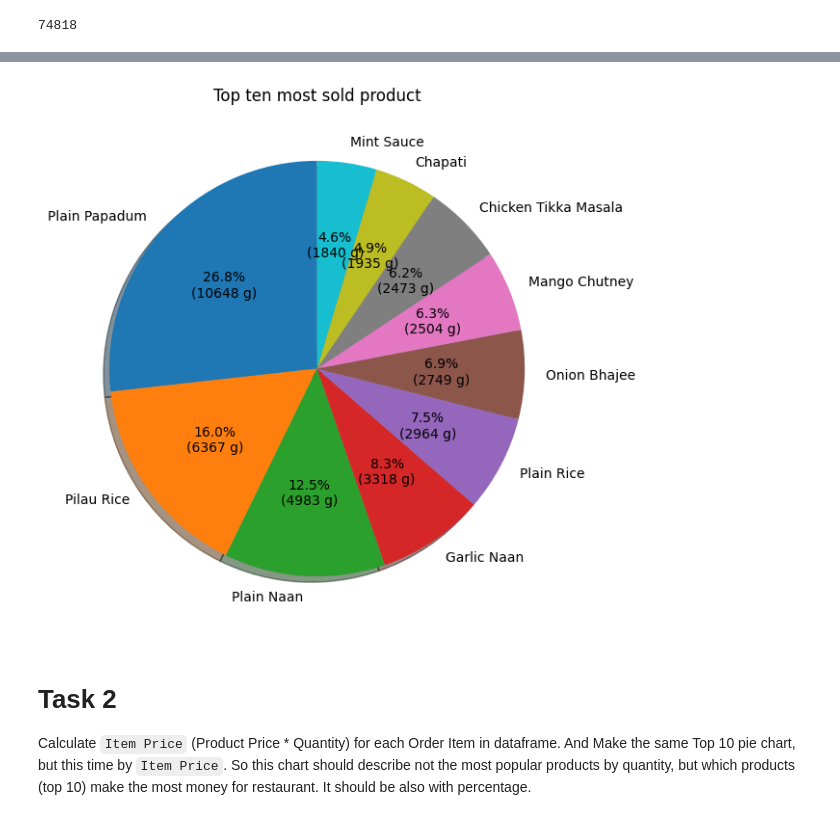
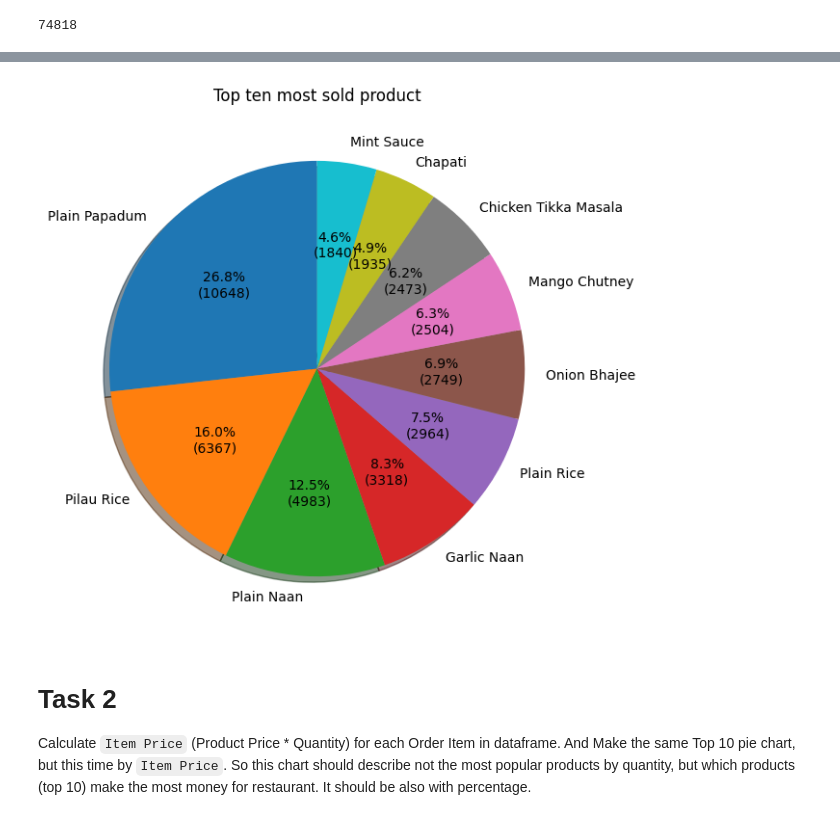
Before and after one commit to mate-academy/py-restaurant-data-analysis, a Jupyter notebook: app/main.ipynb, the cells around one changed output, grey strips where cells are left out. Cells and saved outputs as stored; diff of their text form; code cells hidden in the pictures.

```diff
--- a/app/main.ipynb
+++ b/app/main.ipynb
@@ -40,23 +40,23 @@ Example:
 # %%
 n = 10
 
 quantity_bought = df[["name"]].groupby(["name"]).value_counts("quantity").nlargest(n)
-most_sold = df.groupby("name")["quantity"].sum().sort_values(ascending=False).head(10)
+most_sold = df.groupby("name")["quantity"].sum().sort_values(ascending=False).head(n)
 
 labels = most_sold.index.tolist()
 
 def autofill(pct, allvals):
     absolute = int(np.round(pct/100.*np.sum(allvals)))
-    return f"{pct:.1f}%\n({absolute:d} g)"
+    return f"{pct:.1f}%\n({absolute:d})"
 
 plt.figure(figsize=(18,7))
 plt.pie(most_sold, labels=labels, autopct=lambda pct: autofill(pct, most_sold), shadow=True, startangle=90)
 plt.title("Top ten most sold product")
 
 
 plt.show()
 # %% [output]
-[figure, old version]
+[figure, new version]
 # %% [markdown]
 # Task 2
 Calculate `Item Price` (Product Price * Quantity) for each Order Item in dataframe.
```
Also changed, not shown: parts of 6 cells of this notebook, 1 other file.
